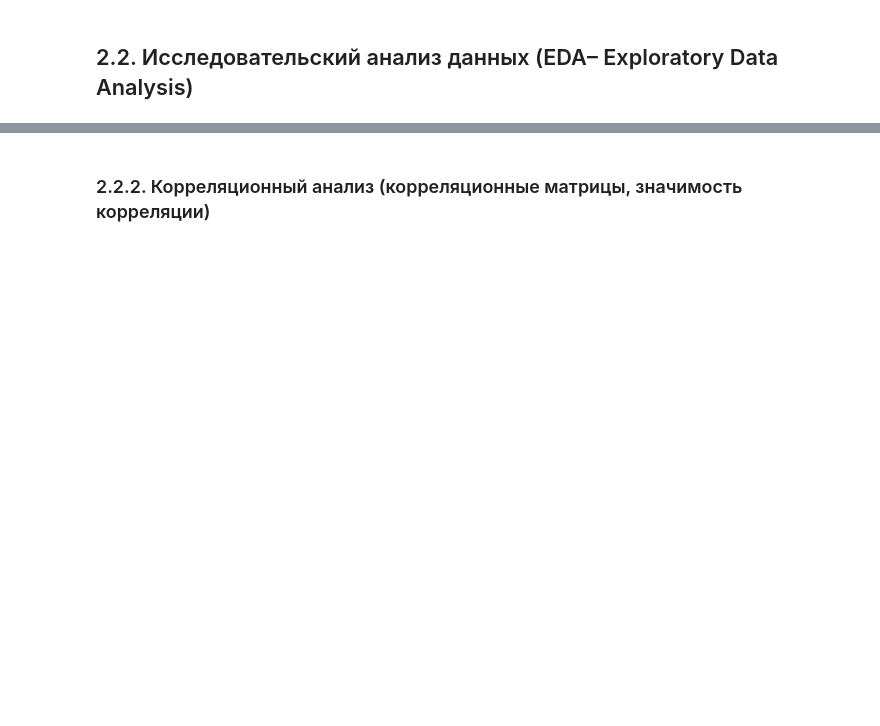
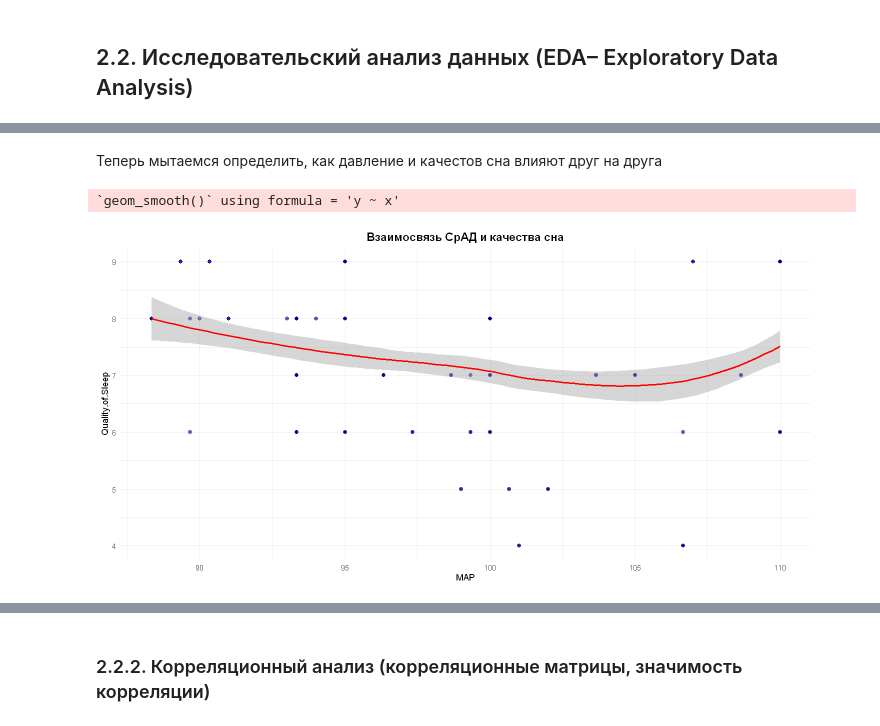
Before and after one commit to parababla/sleep_quality_analysis, a Jupyter notebook: sleep_quality_analysis.ipynb, the cells around one changed output, grey strips where cells are left out. Saved outputs shown, nothing was run; the diff lists cells and outputs as text; code cells hidden in the pictures; blank space fills up the shorter version.

```diff
--- a/sleep_quality_analysis.ipynb
+++ b/sleep_quality_analysis.ipynb
@@ -301,0 +166,14 @@ ggsave("materials/boxplot/bmi_category_quality_of_sleep_boxplot.png", width = 12
+# %% [markdown]
+Теперь мытаемся определить, как давление и качестов сна влияют друг на друга
+# %%
+ggplot(df, aes(x = MAP, y = Quality.of.Sleep)) +
+  geom_point(color = "darkblue", alpha = 0.6, size = 2) +
+  geom_smooth(method = "loess", color = "red", se = TRUE, size = 1) +
+  theme_minimal() +
+  labs(title = "Взаимосвязь СрАД и качества сна") +
+  theme(
+    plot.title = element_text(hjust = 0.5, face = "bold", size = 14)
+  )
+# %% [output]
+`geom_smooth()` using formula = 'y ~ x'
+[figure, added]
```
Also changed, not shown: parts of 69 cells of this notebook.
